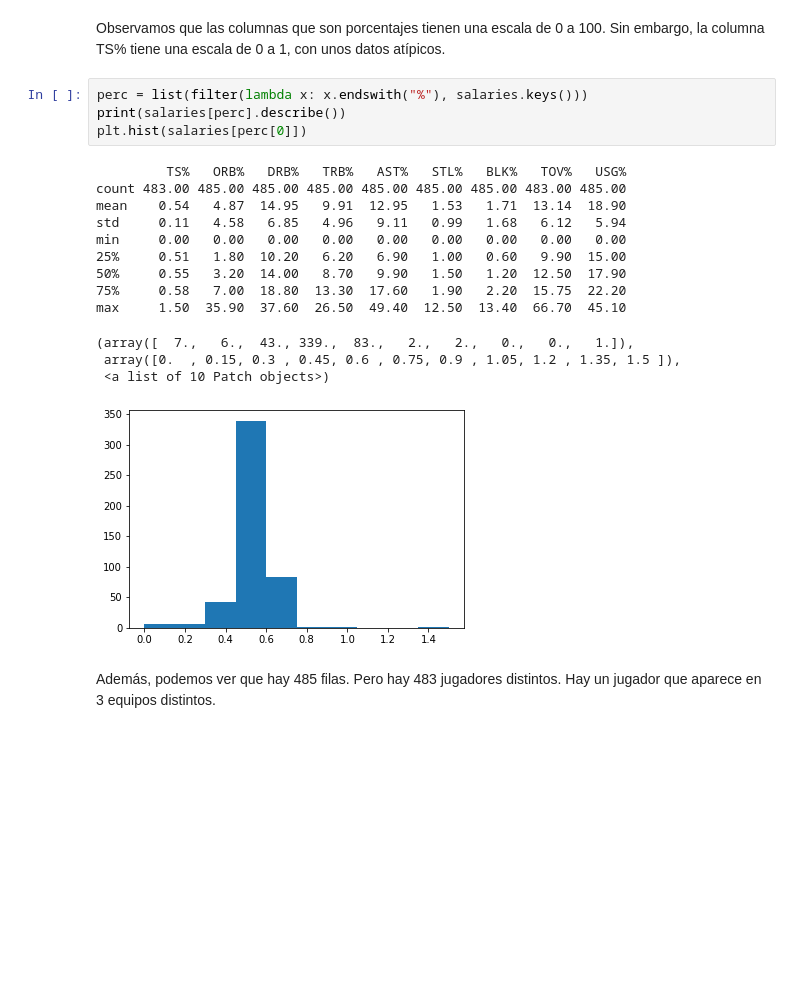
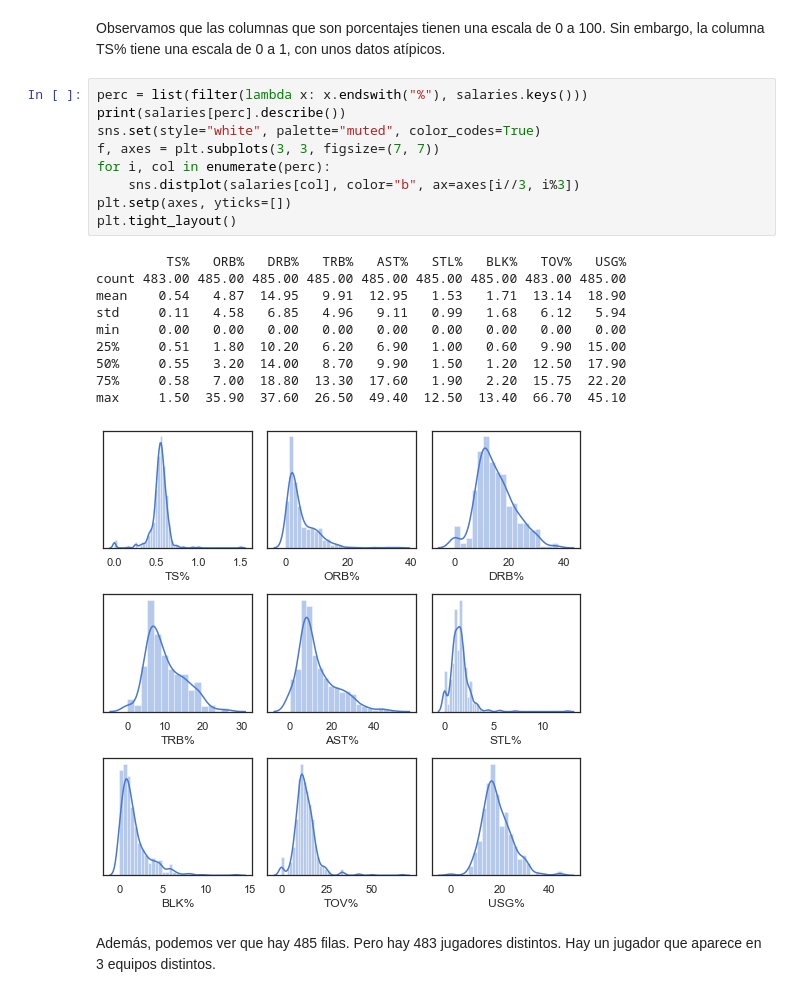
Before and after one commit to cristianm123/NBA_AnalyticsProject, a Jupyter notebook: EDA.ipynb, the cells around one changed output. Saved outputs shown, nothing was run; the diff lists cells and outputs as text; blank space fills up the shorter version.

```diff
--- a/EDA.ipynb
+++ b/EDA.ipynb
@@ -122,24 +122,26 @@ max              62.00  41.00  79.00 2898.00 134.10   1.50   1.00   5.33
 De aquí podemos observar algunas particularidades.
 # %% [markdown]
 Observamos que las columnas que son porcentajes tienen una escala de 0 a 100. Sin embargo, la columna TS% tiene una escala de 0 a 1, con unos datos atípicos.
-# %%
-perc = list(filter(lambda x: x.endswith("%"), salaries.keys()))
-print(salaries[perc].describe())
-plt.hist(salaries[perc[0]])
-# %% [output]
-         TS%   ORB%   DRB%   TRB%   AST%   STL%   BLK%   TOV%   USG%
-count 483.00 485.00 485.00 485.00 485.00 485.00 485.00 483.00 485.00
-mean    0.54   4.87  14.95   9.91  12.95   1.53   1.71  13.14  18.90
-std     0.11   4.58   6.85   4.96   9.11   0.99   1.68   6.12   5.94
-min     0.00   0.00   0.00   0.00   0.00   0.00   0.00   0.00   0.00
-25%     0.51   1.80  10.20   6.20   6.90   1.00   0.60   9.90  15.00
-50%     0.55   3.20  14.00   8.70   9.90   1.50   1.20  12.50  17.90
-75%     0.58   7.00  18.80  13.30  17.60   1.90   2.20  15.75  22.20
-max     1.50  35.90  37.60  26.50  49.40  12.50  13.40  66.70  45.10
-(array([  7.,   6.,  43., 339.,  83.,   2.,   2.,   0.,   0.,   1.]),
- array([0.  , 0.15, 0.3 , 0.45, 0.6 , 0.75, 0.9 , 1.05, 1.2 , 1.35, 1.5 ]),
- <a list of 10 Patch objects>)
-[figure, removed]
+# %%
+perc = list(filter(lambda x: x.endswith("%"), salaries.keys()))
+print(salaries[perc].describe())
+sns.set(style="white", palette="muted", color_codes=True)
+f, axes = plt.subplots(3, 3, figsize=(7, 7))
+for i, col in enumerate(perc):
+    sns.distplot(salaries[col], color="b", ax=axes[i//3, i%3])
+plt.setp(axes, yticks=[])
+plt.tight_layout()
+# %% [output]
+         TS%   ORB%   DRB%   TRB%   AST%   STL%   BLK%   TOV%   USG%
+count 483.00 485.00 485.00 485.00 485.00 485.00 485.00 483.00 485.00
+mean    0.54   4.87  14.95   9.91  12.95   1.53   1.71  13.14  18.90
+std     0.11   4.58   6.85   4.96   9.11   0.99   1.68   6.12   5.94
+min     0.00   0.00   0.00   0.00   0.00   0.00   0.00   0.00   0.00
+25%     0.51   1.80  10.20   6.20   6.90   1.00   0.60   9.90  15.00
+50%     0.55   3.20  14.00   8.70   9.90   1.50   1.20  12.50  17.90
+75%     0.58   7.00  18.80  13.30  17.60   1.90   2.20  15.75  22.20
+max     1.50  35.90  37.60  26.50  49.40  12.50  13.40  66.70  45.10
+[figure, added]
 # %% [markdown]
 Además, podemos ver que hay 485 filas. Pero hay 483 jugadores distintos. Hay un jugador que aparece en 3 equipos distintos.
 # %%
```
Also changed, not shown: parts of 10 cells of this notebook.
